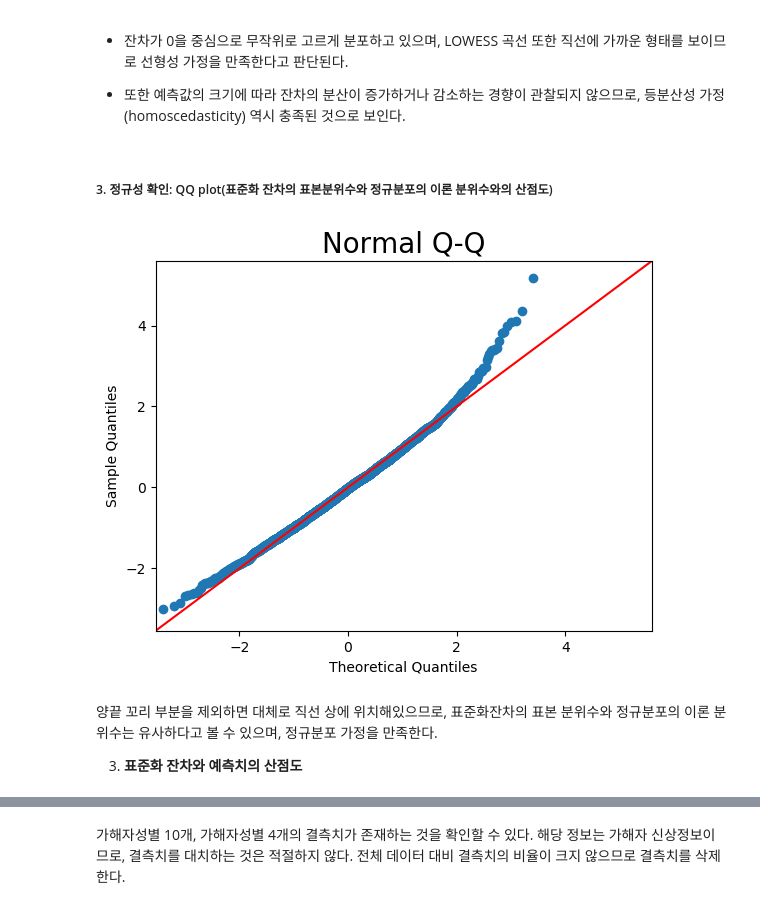
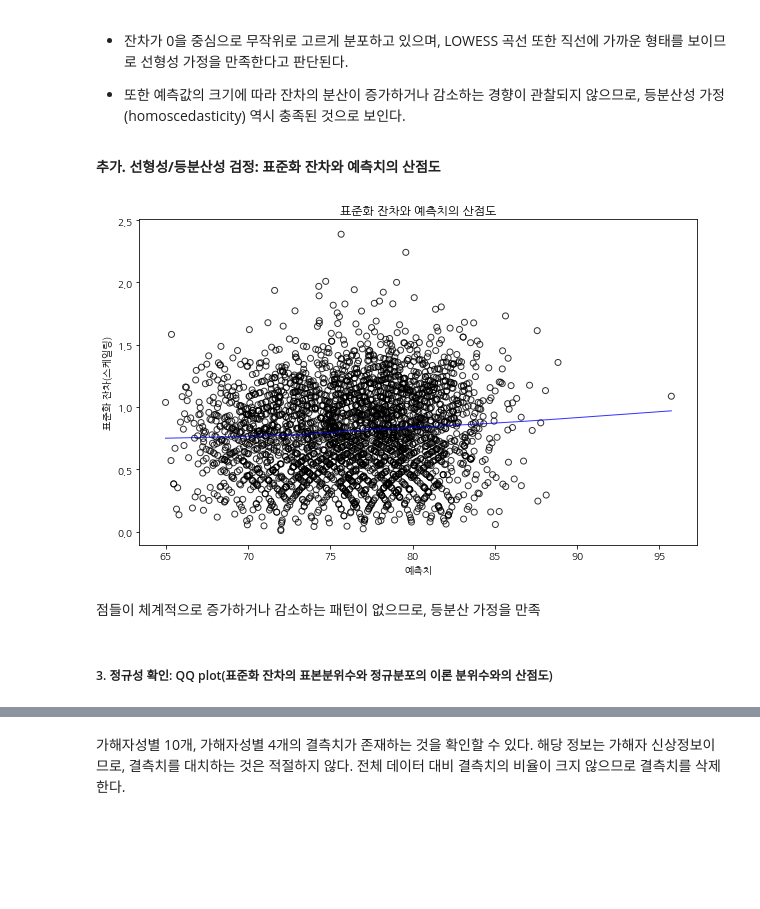
Before and after one commit to qiwerr1004/ADP_go, a Jupyter notebook: 30/1.ADP30(ing).ipynb, the cells around one changed output, grey strips where cells are left out. Drawn from its saved outputs; the diff is of its cells as text; code cells hidden in the pictures; blank space fills up the shorter version.

```diff
--- a/30/1.ADP30(ing).ipynb
+++ b/30/1.ADP30(ing).ipynb
@@ -335,5 +335,25 @@ plt.show()
 - 잔차가 0을 중심으로 무작위로 고르게 분포하고 있으며, LOWESS 곡선 또한 직선에 가까운 형태를 보이므로 선형성 가정을 만족한다고 판단된다.
 
 - 또한 예측값의 크기에 따라 잔차의 분산이 증가하거나 감소하는 경향이 관찰되지 않으므로, 등분산성 가정(homoscedasticity) 역시 충족된 것으로 보인다.
+# %% [markdown]
+**추가. 선형성/등분산성 검정: 표준화 잔차와 예측치의 산점도**
+# %%
+plt.figure(figsize=(10, 6))
+sns.regplot(x = lm_model.fittedvalues,
+            y = np.sqrt(np.abs(lm_model.get_influence().resid_studentized_internal)),
+            scatter=True,
+            ci= False,
+            lowess=True,
+            line_kws={'color':'b', 'lw':1, 'alpha':0.8},
+            scatter_kws={'facecolors':'none', 'edgecolors':'black'})
+
+plt.title('표준화 잔차와 예측치의 산점도')
+plt.xlabel('예측치')
+plt.ylabel("표준화 잔차(스케일링)")
+plt.show()
+# %% [output]
+[figure, added]
+# %% [markdown]
+점들이 체계적으로 증가하거나 감소하는 패턴이 없으므로, 등분산 가정을 만족
 # %% [markdown]
 ##### 3. 정규성 확인: QQ plot(표준화 잔차의 표본분위수와 정규분포의 이론 분위수와의 산점도)
@@ -342,11 +359,0 @@ qq = sm.ProbPlotrob(lm_model.get_influence())
-# %%
-probplot = sm.ProbPlot(lm_model.get_influence().resid_studentized_internal, fit=True)
-fig = probplot.qqplot(line='45', color='black')
-plt.title('Normal Q-Q', fontsize=20)
-plt.show();
-# %% [output]
-[figure, removed]
-# %% [markdown]
-양끝 꼬리 부분을 제외하면 대체로 직선 상에 위치해있으므로, 표준화잔차의 표본 분위수와 정규분포의 이론 분위수는 유사하다고 볼 수 있으며, 정규분포 가정을 만족한다.
-
-3.  **표준화 잔차와 예측치의 산점도**
```
Also changed, not shown: parts of 65 cells of this notebook.
